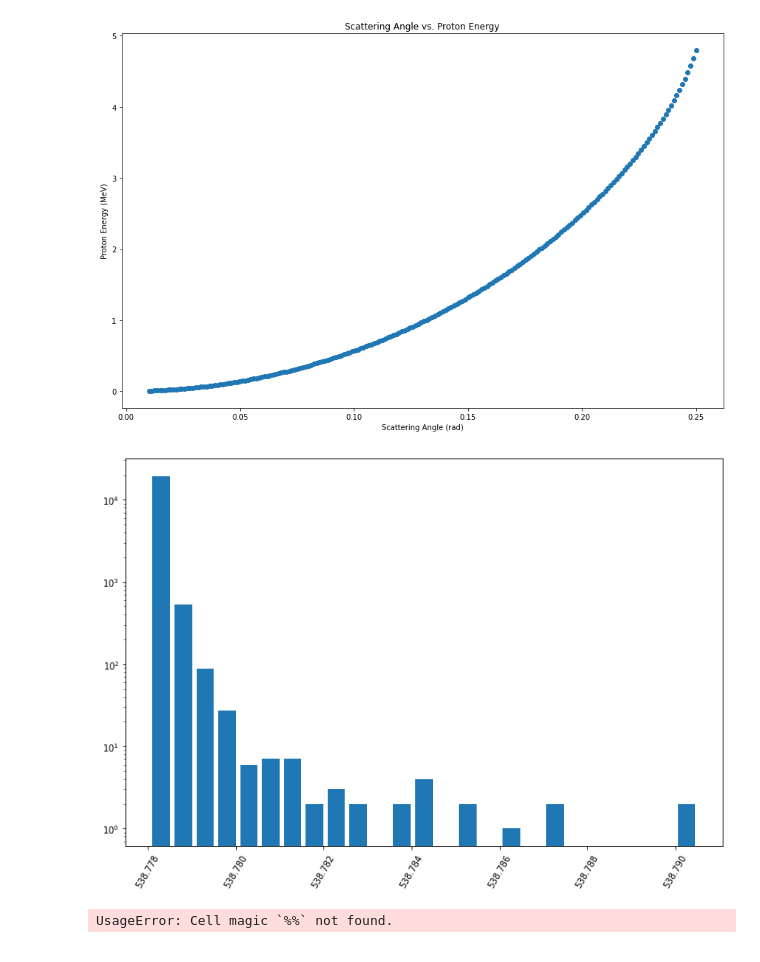
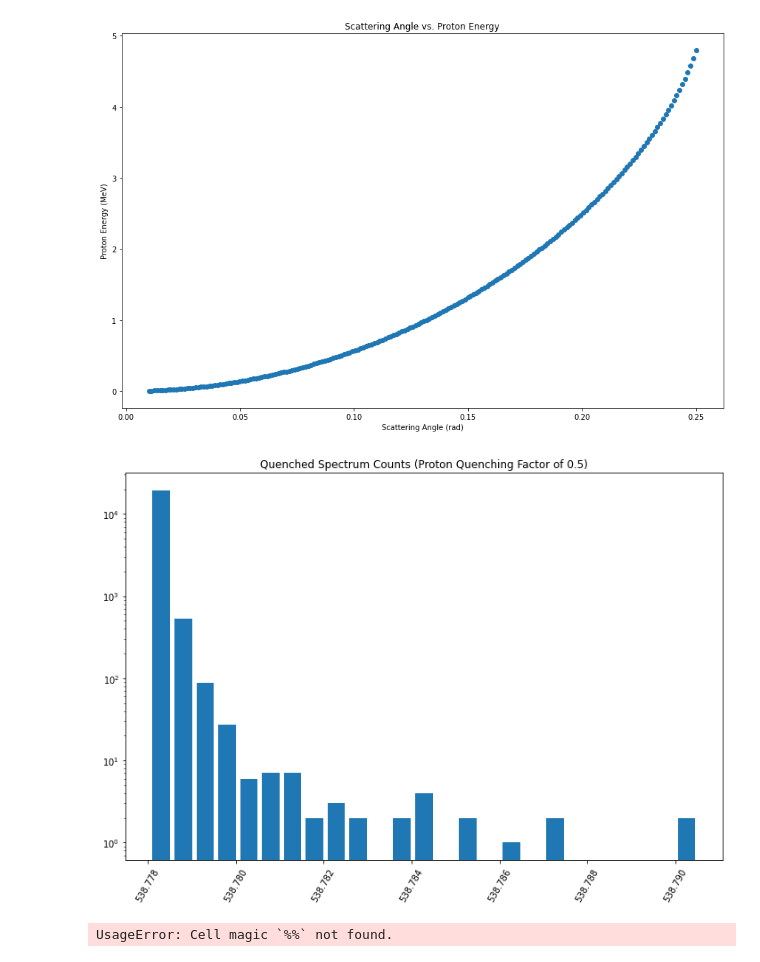
Before and after one commit to ddrobner/scatteringsim, a Jupyter notebook: scatteringsim.ipynb, the cells around one changed output. Cells and saved outputs as stored; diff of their text form; code cells hidden in the pictures.

Commit message:
quench

```diff
--- a/scatteringsim.ipynb
+++ b/scatteringsim.ipynb
@@ -473,13 +473,16 @@ q_spec = quenched_spectrum(sim_data, 0.5)
 # %%
 quenched_spectrum_counts = BinnedCountData(25, d=q_spec)
 plt.hist(quenched_spectrum_counts.bin_edges[:-1], quenched_spectrum_counts.bin_edges, weights=quenched_spectrum_counts.counts, rwidth=0.8)
 plt.yscale('log')
 plt.xticks(rotation=60)
 plt.ticklabel_format(style='plain', axis='x')
 plt.gcf().axes[0].xaxis.get_major_formatter().set_scientific(False)
+plt.title("Quenched Spectrum Counts (Proton Quenching Factor of 0.5)")
+plt.tight_layout()
+plt.savefig("q_spec_1.jpg")
 plt.show()
 # %% [output]
-[figure, old version]
+[figure, new version]
 # %%
 %% script False
 sim_data_flat = [l for ls in sim_data for l in ls]
```
